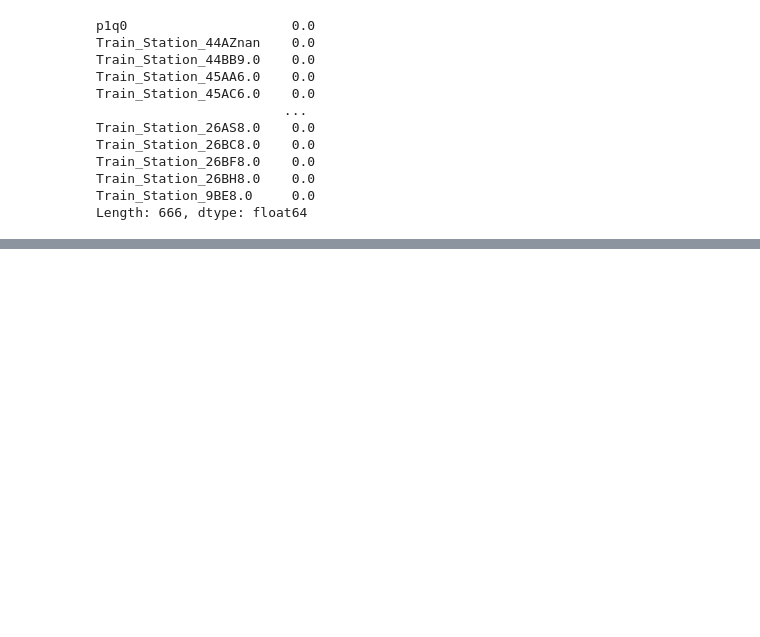
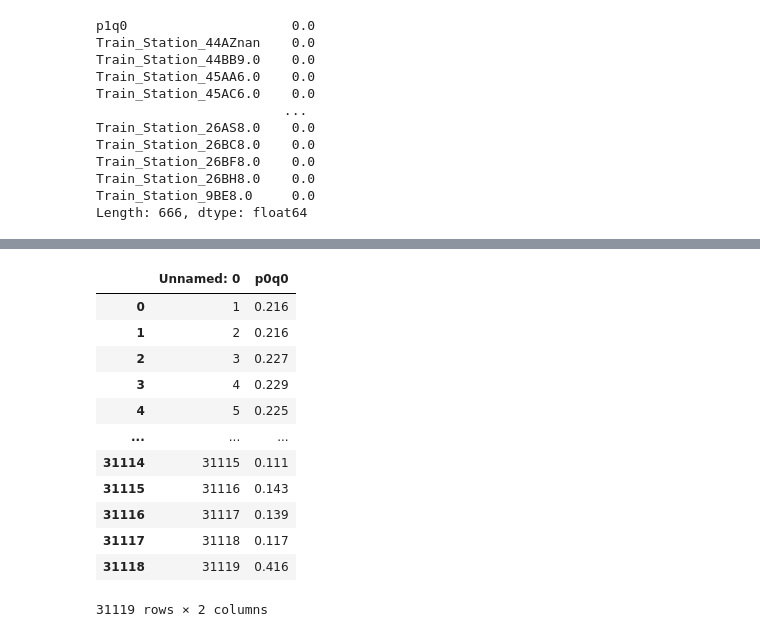
Before and after one commit to Ashraf-Khabar/Mean-time-to-predict-the-Occupation-Of-Trains, a Jupyter notebook: main2.ipynb, the cells around one changed output, grey strips where cells are left out. Cells and saved outputs as stored; diff of their text form; code cells hidden in the pictures; blank space fills up the shorter version.

```diff
--- a/main2.ipynb
+++ b/main2.ipynb
@@ -106,0 +142,16 @@ Length: 666, dtype: float64
+# %%
+Ytrain
+# %% [output]
+|  | Unnamed: 0 | p0q0 |
+| 0 | 1 | 0.216 |
+| 1 | 2 | 0.216 |
+| 2 | 3 | 0.227 |
+| 3 | 4 | 0.229 |
+| 4 | 5 | 0.225 |
+| ... | ... | ... |
+| 31114 | 31115 | 0.111 |
+| 31115 | 31116 | 0.143 |
+| 31116 | 31117 | 0.139 |
+| 31117 | 31118 | 0.117 |
+| 31118 | 31119 | 0.416 |
+31119 rows × 2 columns
```
Also changed, not shown: parts of 8 cells of this notebook, 1 other file.
